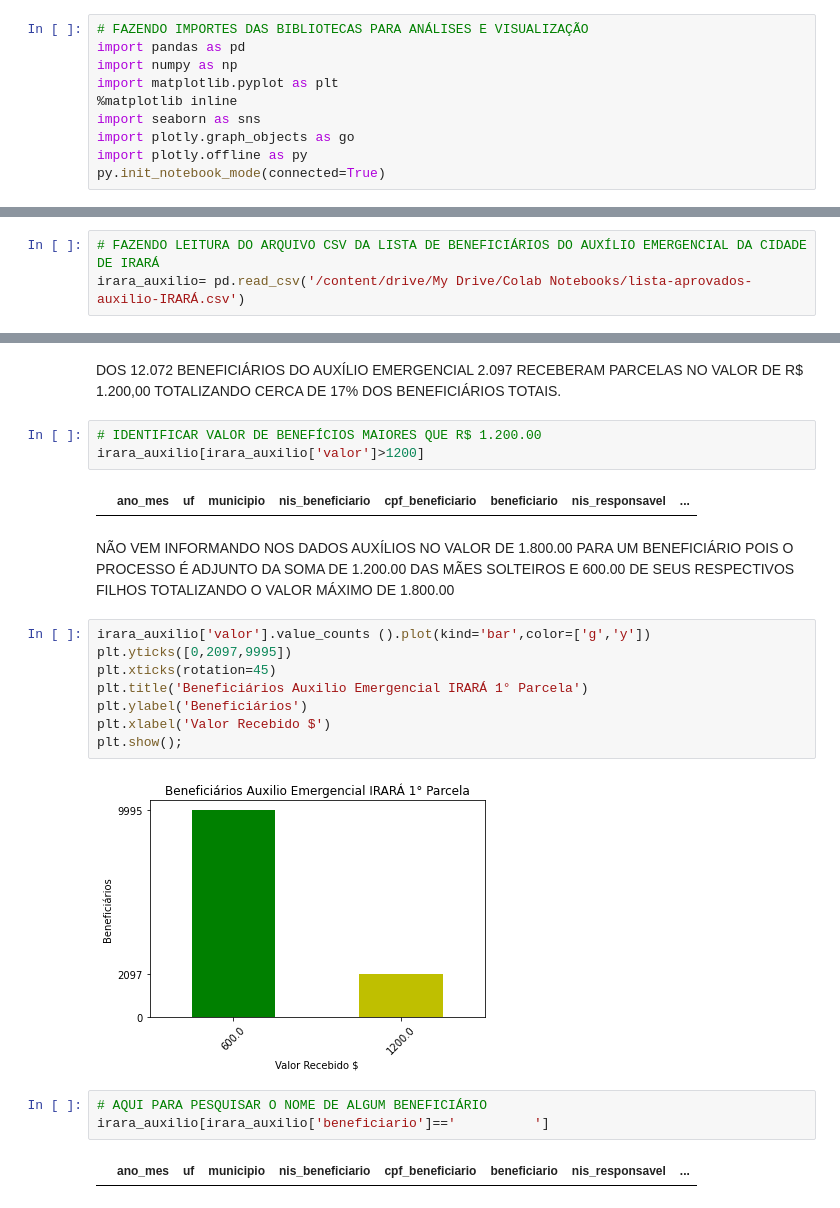
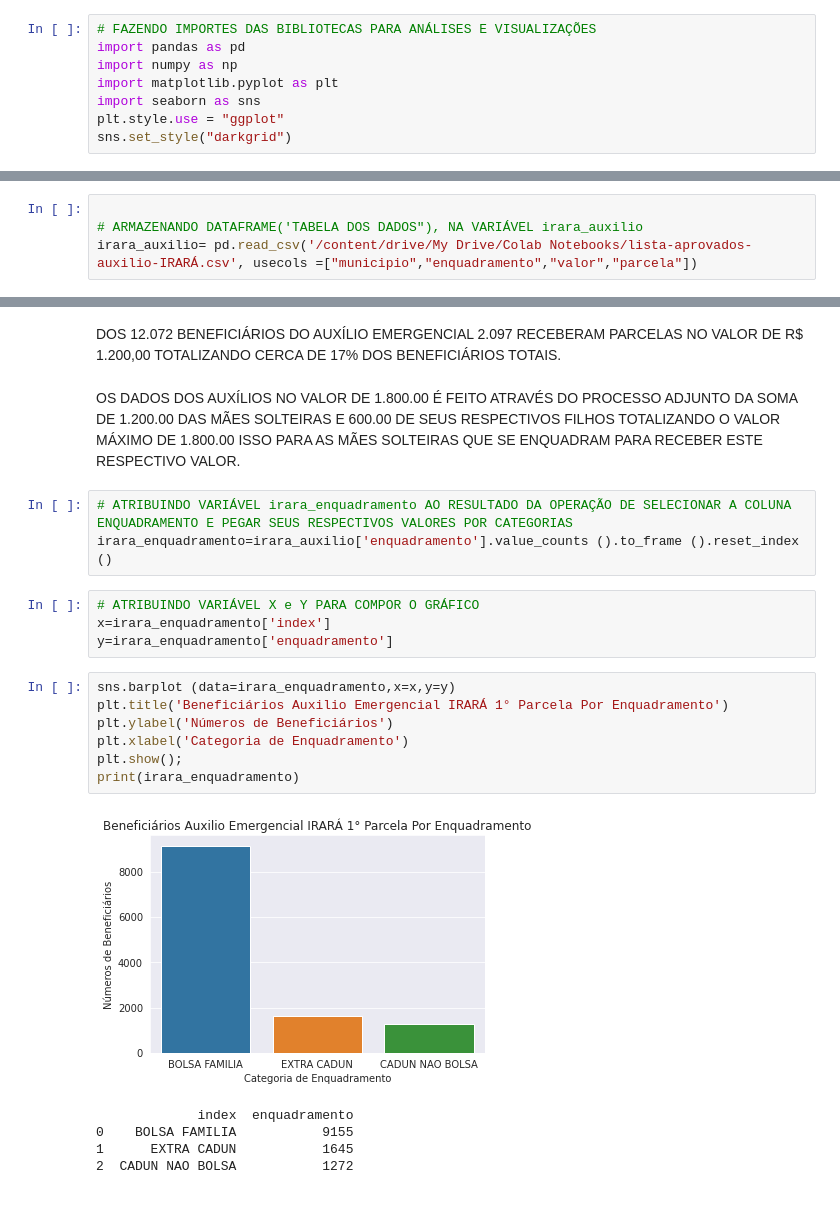
Before and after one commit to ADMEricOliveiraDSA/an-lise-de-dados-semi-estruturado-, a Jupyter notebook: LISTA_APROVADOS_IRARÁ_AUXILIO_EMERGENCIAL.ipynb, the cells around one changed output, grey strips where cells are left out. Cells and saved outputs as stored; diff of their text form.

```diff
--- a/LISTA_APROVADOS_IRARÁ_AUXILIO_EMERGENCIAL.ipynb
+++ b/LISTA_APROVADOS_IRARÁ_AUXILIO_EMERGENCIAL.ipynb
@@ -12,10 +8,8 @@ Mounted at /content/drive
 # %%
-# FAZENDO IMPORTES DAS BIBLIOTECAS PARA ANÁLISES E VISUALIZAÇÃO
+# FAZENDO IMPORTES DAS BIBLIOTECAS PARA ANÁLISES E VISUALIZAÇÕES
 import pandas as pd
 import numpy as np
 import matplotlib.pyplot as plt
-%matplotlib inline
 import seaborn as sns
-import plotly.graph_objects as go
-import plotly.offline as py
-py.init_notebook_mode(connected=True)
+plt.style.use = "ggplot"
+sns.set_style("darkgrid")
@@ -37,4 +16,5 @@ GITHUB: https://github.com/ADMEricOliveiraDSA/
 # %%
-# FAZENDO LEITURA DO ARQUIVO CSV DA LISTA DE BENEFICIÁRIOS DO AUXÍLIO EMERGENCIAL DA CIDADE DE IRARÁ
-irara_auxilio= pd.read_csv('/content/drive/My Drive/Colab Notebooks/lista-aprovados-auxilio-IRARÁ.csv')
+
+# ARMAZENANDO DATAFRAME('TABELA DOS DADOS"), NA VARIÁVEL irara_auxilio
+irara_auxilio= pd.read_csv('/content/drive/My Drive/Colab Notebooks/lista-aprovados-auxilio-IRARÁ.csv', usecols =["municipio","enquadramento","valor","parcela"])
 # %%
@@ -99,24 +44,24 @@ irara_auxilio[irara_auxilio['valor']>600]
 # %% [markdown]
 DOS 12.072 BENEFICIÁRIOS DO AUXÍLIO EMERGENCIAL 2.097 RECEBERAM PARCELAS NO VALOR DE R$ 1.200,00 TOTALIZANDO CERCA DE 17% DOS BENEFICIÁRIOS TOTAIS.
-# %%
-# IDENTIFICAR VALOR DE BENEFÍCIOS MAIORES QUE R$ 1.200.00
-irara_auxilio[irara_auxilio['valor']>1200]
-# %% [output]
-|  | ano_mes | uf | municipio | nis_beneficiario | cpf_beneficiario | beneficiario | nis_responsavel | ... |
 # %% [markdown]
-NÃO VEM INFORMANDO NOS DADOS AUXÍLIOS NO VALOR DE 1.800.00 PARA UM BENEFICIÁRIO POIS O PROCESSO É ADJUNTO DA SOMA DE 1.200.00 DAS MÃES SOLTEIROS E 600.00 DE SEUS RESPECTIVOS FILHOS TOTALIZANDO O VALOR MÁXIMO DE 1.800.00
+OS DADOS DOS AUXÍLIOS NO VALOR DE 1.800.00 É FEITO ATRAVÉS DO PROCESSO  ADJUNTO DA SOMA DE 1.200.00 DAS MÃES SOLTEIRAS E 600.00 DE SEUS RESPECTIVOS FILHOS TOTALIZANDO O VALOR MÁXIMO DE 1.800.00 ISSO PARA AS MÃES SOLTEIRAS QUE SE ENQUADRAM PARA RECEBER ESTE RESPECTIVO VALOR.
+# %%
+# ATRIBUINDO VARIÁVEL irara_enquadramento AO RESULTADO DA OPERAÇÃO DE SELECIONAR A COLUNA ENQUADRAMENTO E PEGAR SEUS RESPECTIVOS VALORES POR CATEGORIAS
+irara_enquadramento=irara_auxilio['enquadramento'].value_counts ().to_frame ().reset_index ()
+# %%
+# ATRIBUINDO VARIÁVEL X e Y PARA COMPOR O GRÁFICO
+x=irara_enquadramento['index']
+y=irara_enquadramento['enquadramento']
 # %%
-irara_auxilio['valor'].value_counts ().plot(kind='bar',color=['g','y'])
-plt.yticks([0,2097,9995])
-plt.xticks(rotation=45)
-plt.title('Beneficiários Auxilio Emergencial IRARÁ 1° Parcela')
-plt.ylabel('Beneficiários')
-plt.xlabel('Valor Recebido $')
+sns.barplot (data=irara_enquadramento,x=x,y=y)
+plt.title('Beneficiários Auxilio Emergencial IRARÁ 1° Parcela Por Enquadramento')
+plt.ylabel('Números de Beneficiários')
+plt.xlabel('Categoria de Enquadramento')
 plt.show();
+print(irara_enquadramento)
 # %% [output]
-[figure, old version]
+[figure, new version]
+             index  enquadramento
+0    BOLSA FAMILIA           9155
+1      EXTRA CADUN           1645
+2  CADUN NAO BOLSA           1272
-# %%
-# AQUI PARA PESQUISAR O NOME DE ALGUM BENEFICIÁRIO
-irara_auxilio[irara_auxilio['beneficiario']=='          ']
-# %% [output]
-|  | ano_mes | uf | municipio | nis_beneficiario | cpf_beneficiario | beneficiario | nis_responsavel | ... |
```
Also changed, not shown: parts of 15 cells of this notebook.
